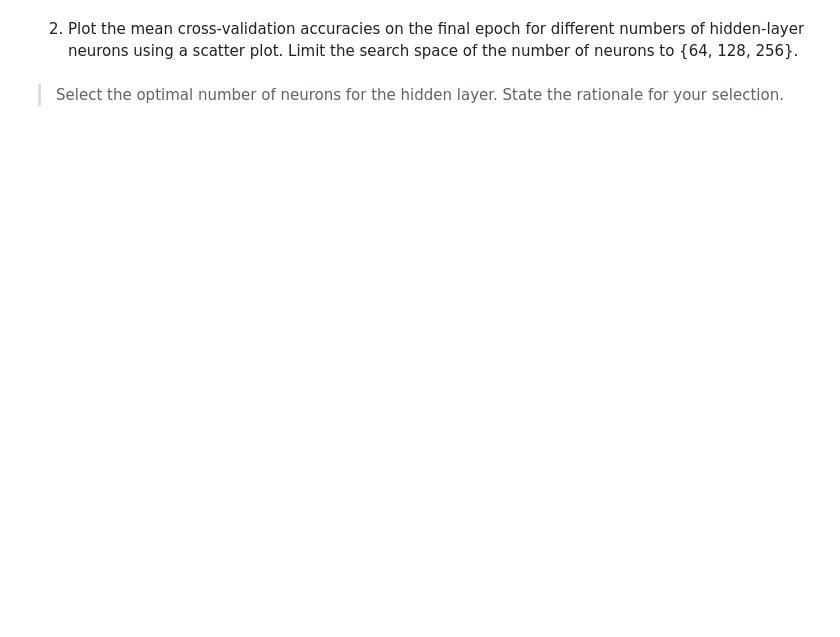
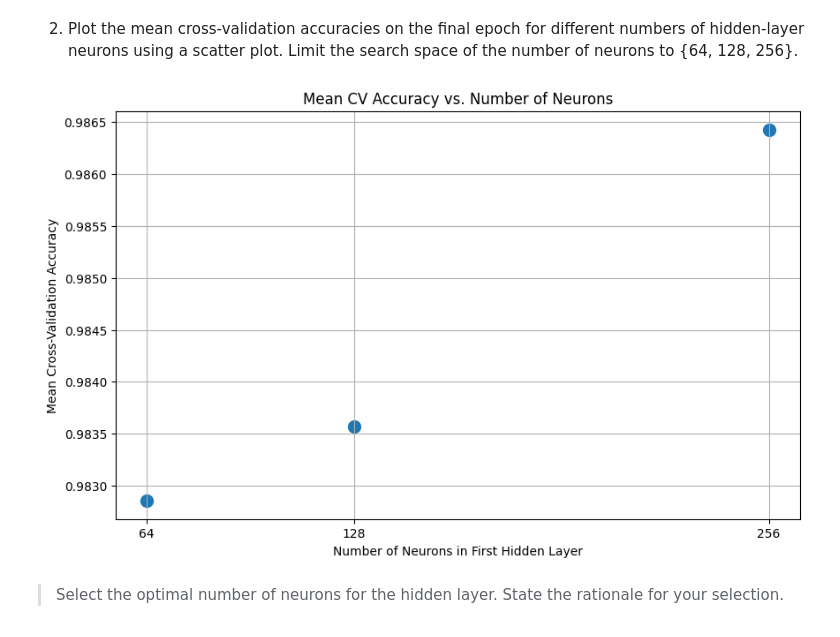
Before and after one commit to AryanSethi20/Neural-Networks-Assignment-1, a Jupyter notebook: PartA_Template.ipynb, the cells around one changed output. Cells and saved outputs as stored; diff of their text form; code cells hidden in the pictures; blank space fills up the shorter version.

```diff
--- a/PartA_Template.ipynb
+++ b/PartA_Template.ipynb
@@ -446,3 +420,5 @@ To reduce repeated code, you may need to import the network (MLP defined in QA1)
+# %%
+neuron_sizes = [64, 128, 256]
 # %% [markdown]
 > Plot the mean cross-validation accuracies on the final epoch for different numbers of hidden-layer neurons using a scatter plot. Limit the search space of the number of neurons to {64, 128, 256}. Continue using 5-fold cross validation on training dataset.
 # %% [markdown]
@@ -453,6 +498,18 @@ To reduce repeated code, you may need to import the network (MLP defined in QA1)
 2. Plot the mean cross-validation accuracies on the final epoch for different numbers of hidden-layer neurons using a scatter plot. Limit the search space of the number of neurons to {64, 128, 256}.
 # %%
 # TODO: Enter your code here
+plt.figure(figsize=(10, 6))
+plt.scatter(neuron_sizes, [mean_cv_accuracies[n] for n in neuron_sizes], marker='o', s=100)
+# plt.plot(neuron_sizes, [mean_cv_accuracies[n] for n in neuron_sizes], 'b--')
+plt.xlabel('Number of Neurons in First Hidden Layer')
+plt.ylabel('Mean Cross-Validation Accuracy')
+plt.title('Mean CV Accuracy vs. Number of Neurons')
+plt.grid(True)
+plt.xticks(neuron_sizes)
+plt.savefig('neuron_size_accuracy.png')
+plt.show()
+# %% [output]
+[figure, added]
 # %% [markdown]
 > Select the optimal number of neurons for the hidden layer. State the rationale for your selection.
 # %%
```
Also changed, not shown: parts of 26 cells of this notebook, 8 other files.
